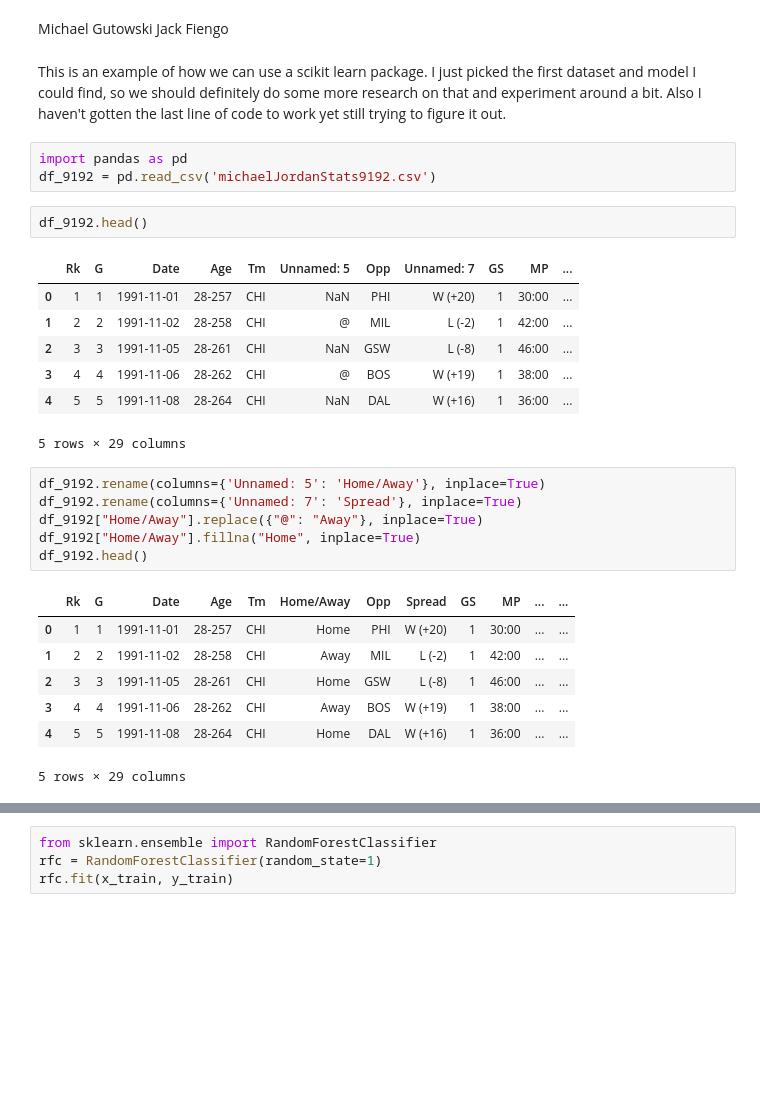
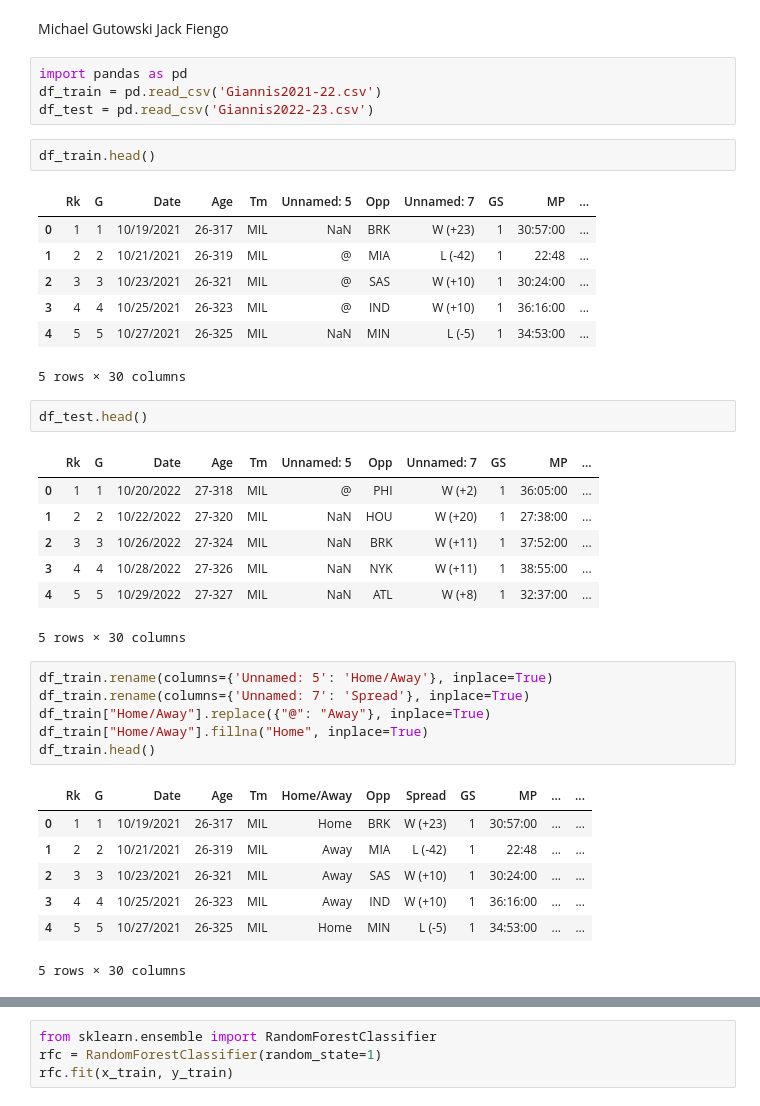
Before and after one commit to jfiengo/Michael_Jordan_ML_Project, a Jupyter notebook: project.ipynb, the cells around one changed output, grey strips where cells are left out. Cells and saved outputs as stored; diff of their text form; blank space fills up the shorter version.

Commit message:
Added new code with separate test and train files

```diff
--- a/project.ipynb
+++ b/project.ipynb
@@ -1,32 +1,41 @@
 # %% [markdown]
 Michael Gutowski
 Jack Fiengo
-# %% [markdown]
-This is an example of how we can use a scikit learn package. I just picked the first dataset and model I could find, so we should definitely do some more research on that and experiment around a bit. Also I haven't gotten the last line of code to work yet still trying to figure it out.
 # %%
 import pandas as pd
-df_9192 = pd.read_csv('michaelJordanStats9192.csv')
+df_train = pd.read_csv('Giannis2021-22.csv')
+df_test = pd.read_csv('Giannis2022-23.csv')
 # %%
-df_9192.head()
+df_train.head()
 # %% [output]
 |  | Rk | G | Date | Age | Tm | Unnamed: 5 | Opp | Unnamed: 7 | GS | MP | ... |
-| 0 | 1 | 1 | 1991-11-01 | 28-257 | CHI | NaN | PHI | W (+20) | 1 | 30:00 | ... |
-| 1 | 2 | 2 | 1991-11-02 | 28-258 | CHI | @ | MIL | L (-2) | 1 | 42:00 | ... |
-| 2 | 3 | 3 | 1991-11-05 | 28-261 | CHI | NaN | GSW | L (-8) | 1 | 46:00 | ... |
-| 3 | 4 | 4 | 1991-11-06 | 28-262 | CHI | @ | BOS | W (+19) | 1 | 38:00 | ... |
-| 4 | 5 | 5 | 1991-11-08 | 28-264 | CHI | NaN | DAL | W (+16) | 1 | 36:00 | ... |
+| 0 | 1 | 1 | 10/19/2021 | 26-317 | MIL | NaN | BRK | W (+23) | 1 | 30:57:00 | ... |
+| 1 | 2 | 2 | 10/21/2021 | 26-319 | MIL | @ | MIA | L (-42) | 1 | 22:48 | ... |
+| 2 | 3 | 3 | 10/23/2021 | 26-321 | MIL | @ | SAS | W (+10) | 1 | 30:24:00 | ... |
+| 3 | 4 | 4 | 10/25/2021 | 26-323 | MIL | @ | IND | W (+10) | 1 | 36:16:00 | ... |
+| 4 | 5 | 5 | 10/27/2021 | 26-325 | MIL | NaN | MIN | L (-5) | 1 | 34:53:00 | ... |
-5 rows × 29 columns
+5 rows × 30 columns
+# %%
+df_test.head()
+# %% [output]
+|  | Rk | G | Date | Age | Tm | Unnamed: 5 | Opp | Unnamed: 7 | GS | MP | ... |
+| 0 | 1 | 1 | 10/20/2022 | 27-318 | MIL | @ | PHI | W (+2) | 1 | 36:05:00 | ... |
+| 1 | 2 | 2 | 10/22/2022 | 27-320 | MIL | NaN | HOU | W (+20) | 1 | 27:38:00 | ... |
+| 2 | 3 | 3 | 10/26/2022 | 27-324 | MIL | NaN | BRK | W (+11) | 1 | 37:52:00 | ... |
+| 3 | 4 | 4 | 10/28/2022 | 27-326 | MIL | NaN | NYK | W (+11) | 1 | 38:55:00 | ... |
+| 4 | 5 | 5 | 10/29/2022 | 27-327 | MIL | NaN | ATL | W (+8) | 1 | 32:37:00 | ... |
+5 rows × 30 columns
 # %%
-df_9192.rename(columns={'Unnamed: 5': 'Home/Away'}, inplace=True)
-df_9192.rename(columns={'Unnamed: 7': 'Spread'}, inplace=True)
-df_9192["Home/Away"].replace({"@": "Away"}, inplace=True)
-df_9192["Home/Away"].fillna("Home", inplace=True)
-df_9192.head()
+df_train.rename(columns={'Unnamed: 5': 'Home/Away'}, inplace=True)
+df_train.rename(columns={'Unnamed: 7': 'Spread'}, inplace=True)
+df_train["Home/Away"].replace({"@": "Away"}, inplace=True)
+df_train["Home/Away"].fillna("Home", inplace=True)
+df_train.head()
 # %% [output]
 |  | Rk | G | Date | Age | Tm | Home/Away | Opp | Spread | GS | MP | ... | ... |
-| 0 | 1 | 1 | 1991-11-01 | 28-257 | CHI | Home | PHI | W (+20) | 1 | 30:00 | ... | ... |
-| 1 | 2 | 2 | 1991-11-02 | 28-258 | CHI | Away | MIL | L (-2) | 1 | 42:00 | ... | ... |
-| 2 | 3 | 3 | 1991-11-05 | 28-261 | CHI | Home | GSW | L (-8) | 1 | 46:00 | ... | ... |
-| 3 | 4 | 4 | 1991-11-06 | 28-262 | CHI | Away | BOS | W (+19) | 1 | 38:00 | ... | ... |
-| 4 | 5 | 5 | 1991-11-08 | 28-264 | CHI | Home | DAL | W (+16) | 1 | 36:00 | ... | ... |
+| 0 | 1 | 1 | 10/19/2021 | 26-317 | MIL | Home | BRK | W (+23) | 1 | 30:57:00 | ... | ... |
+| 1 | 2 | 2 | 10/21/2021 | 26-319 | MIL | Away | MIA | L (-42) | 1 | 22:48 | ... | ... |
+| 2 | 3 | 3 | 10/23/2021 | 26-321 | MIL | Away | SAS | W (+10) | 1 | 30:24:00 | ... | ... |
+| 3 | 4 | 4 | 10/25/2021 | 26-323 | MIL | Away | IND | W (+10) | 1 | 36:16:00 | ... | ... |
+| 4 | 5 | 5 | 10/27/2021 | 26-325 | MIL | Home | MIN | L (-5) | 1 | 34:53:00 | ... | ... |
-5 rows × 29 columns
+5 rows × 30 columns
```
Also changed, not shown: parts of 6 cells of this notebook, 2 other files.
